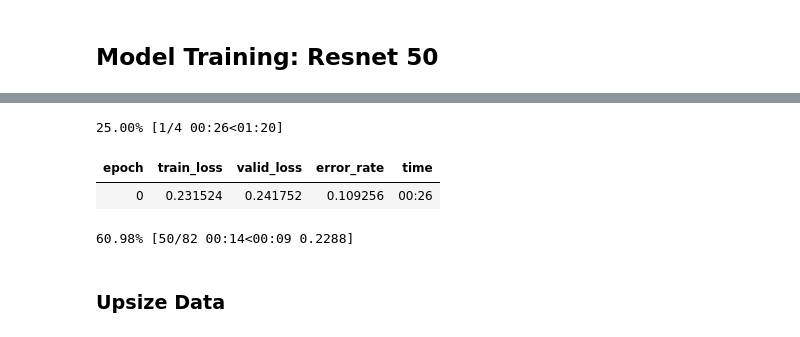
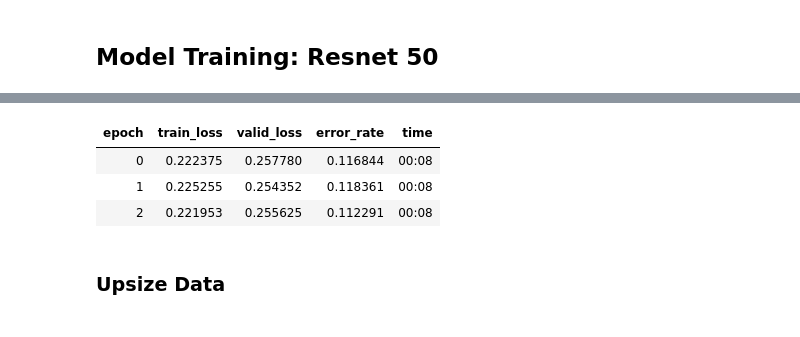
Before and after one commit to UndergraduateArtificialIntelligenceClub/skin_cancer, a Jupyter notebook: final-resnet50-with-heatmap.ipynb, the cells around one changed output, grey strips where cells are left out. Cells and saved outputs as stored; diff of their text form; code cells hidden in the pictures.

```diff
--- a/final-resnet50-with-heatmap.ipynb
+++ b/final-resnet50-with-heatmap.ipynb
@@ -10,7 +10,7 @@ from fastai.vision import *
 from PIL import ImageFile
 ImageFile.LOAD_TRUNCATED_IMAGES = True
 # %%
-bs = 32
+bs = 64
 # %%
 from pathlib import Path
 # %%
@@ -55,5 +53,7 @@ data = get_data(224, bs)
 # %% [markdown]
 ### Plot for Inspecting Actual Augment Effects
+# %%
+data = get_data(112, bs)
 # %%
 def _plot(i, j, ax):
     x, y = data.train_ds[3]
@@ -77,4 +73,4 @@ LR Finder is complete, type {learner_name}.recorder.plot() to see the graph.
 # %%
-learn.fit_one_cycle(8, slice(1e-1/8), wd=0.1)
+learn.fit_one_cycle(8, slice(1e-1/2), wd=0.1)
 # %% [output]
 | epoch | train_loss | valid_loss | error_rate | time |
@@ -96,8 +92,8 @@ LR Finder is complete, type {learner_name}.recorder.plot() to see the graph.
 # %%
 learn.unfreeze()
-learn.fit_one_cycle(4, max_lr=slice(1e-6, 1e-5))
+learn.fit_one_cycle(3, max_lr=1e-6, wd=0.5)
 # %% [output]
-25.00% [1/4 00:26<01:20]
 | epoch | train_loss | valid_loss | error_rate | time |
-| 0 | 0.231524 | 0.241752 | 0.109256 | 00:26 |
+| 0 | 0.222375 | 0.257780 | 0.116844 | 00:08 |
+| 1 | 0.225255 | 0.254352 | 0.118361 | 00:08 |
+| 2 | 0.221953 | 0.255625 | 0.112291 | 00:08 |
-60.98% [50/82 00:14<00:09 0.2288]
```
Also changed, not shown: parts of 21 cells of this notebook, 2 other files.
